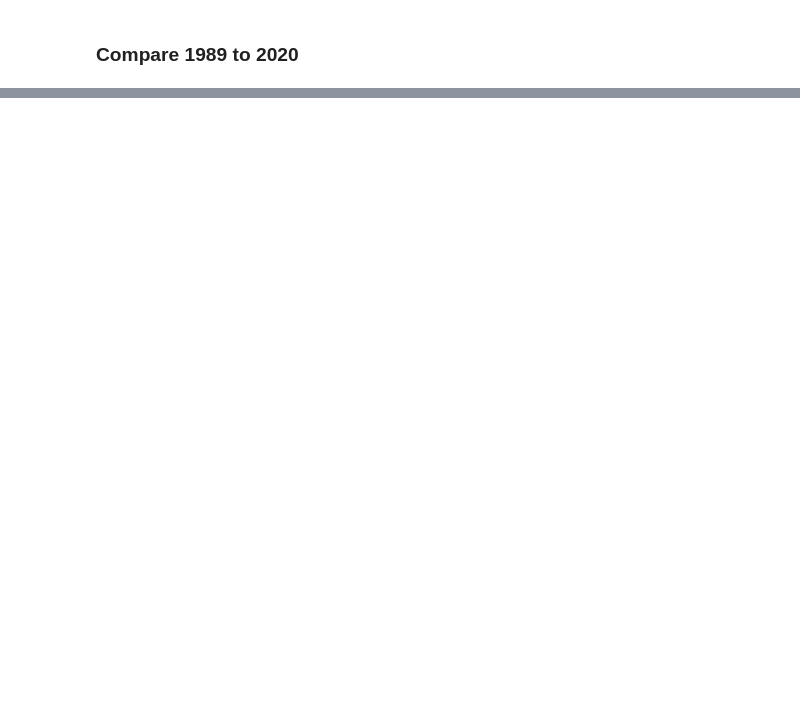
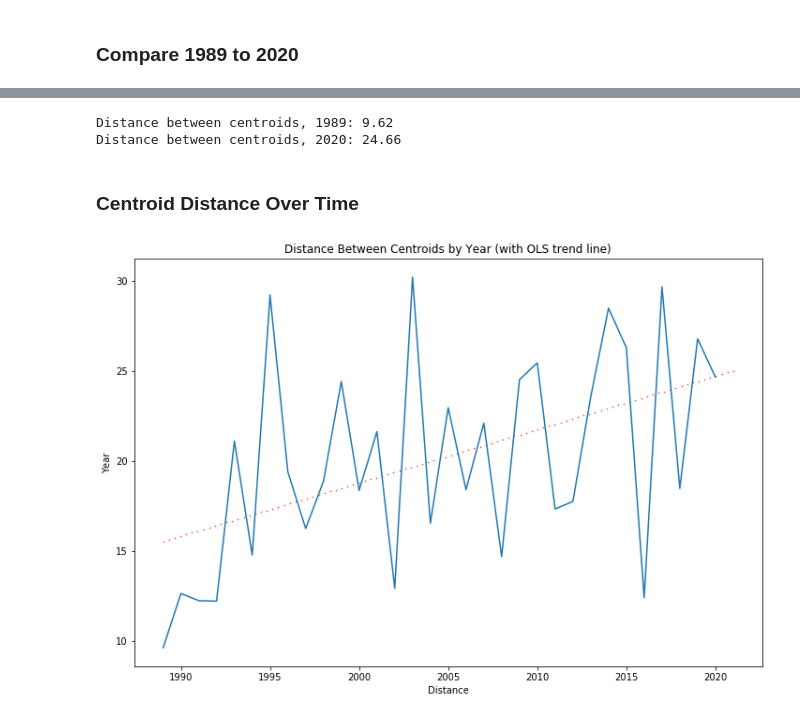
Before and after one commit to nastory/senate_votes, a Jupyter notebook: Senate Votes EDA.ipynb, the cells around one changed output, grey strips where cells are left out. Saved outputs shown, nothing was run; the diff lists cells and outputs as text; code cells hidden in the pictures; blank space fills up the shorter version.

```diff
--- a/Senate Votes EDA.ipynb
+++ b/Senate Votes EDA.ipynb
@@ -90,0 +171,4 @@ f2.show()
+# %%
+def pivot_votes(df):
+    pv = pd.pivot_table(df, index=['senator_id', 'name', 'party'], columns=['year_vote_number'], fill_value=0)
+    return pv
@@ -90,0 +239,8 @@ f2.show()
+# %%
+print('Distance between centroids, 1989: {:.2f}'.format(euc_dist(centroid_89_0, centroid_89_1)))
+print('Distance between centroids, 2020: {:.2f}'.format(euc_dist(centroid_20_0, centroid_20_1)))
+# %% [output]
+Distance between centroids, 1989: 9.62
+Distance between centroids, 2020: 24.66
+# %% [markdown]
+### Centroid Distance Over Time
@@ -90,0 +281,21 @@ f2.show()
+# %%
+dists = pd.DataFrame([[year, centroid_distance(year)] for year in range(1989, 2021)], columns=['year', 'dist'])
+# %%
+X = dists.to_numpy()[:, 0]
+y = dists.to_numpy()[:, 1]
+
+lr = LinearRegression()
+lr = lr.fit(X.reshape(-1,1), y)
+# %%
+x_hat = np.linspace(1989, 2021, num=100).reshape(-1, 1)
+y_hat = lr.predict(x_hat)
+# %%
+plt.figure(figsize=(12, 8))
+plt.title('Distance Between Centroids by Year (with OLS trend line)')
+plt.xlabel('Distance')
+plt.ylabel('Year')
+plt.plot(dists.set_index('year'))
+plt.scatter(x=x_hat, y=y_hat, s=.2, color='r')
+plt.show()
+# %% [output]
+[figure, added]
```
Also changed, not shown: parts of 40 cells of this notebook.
